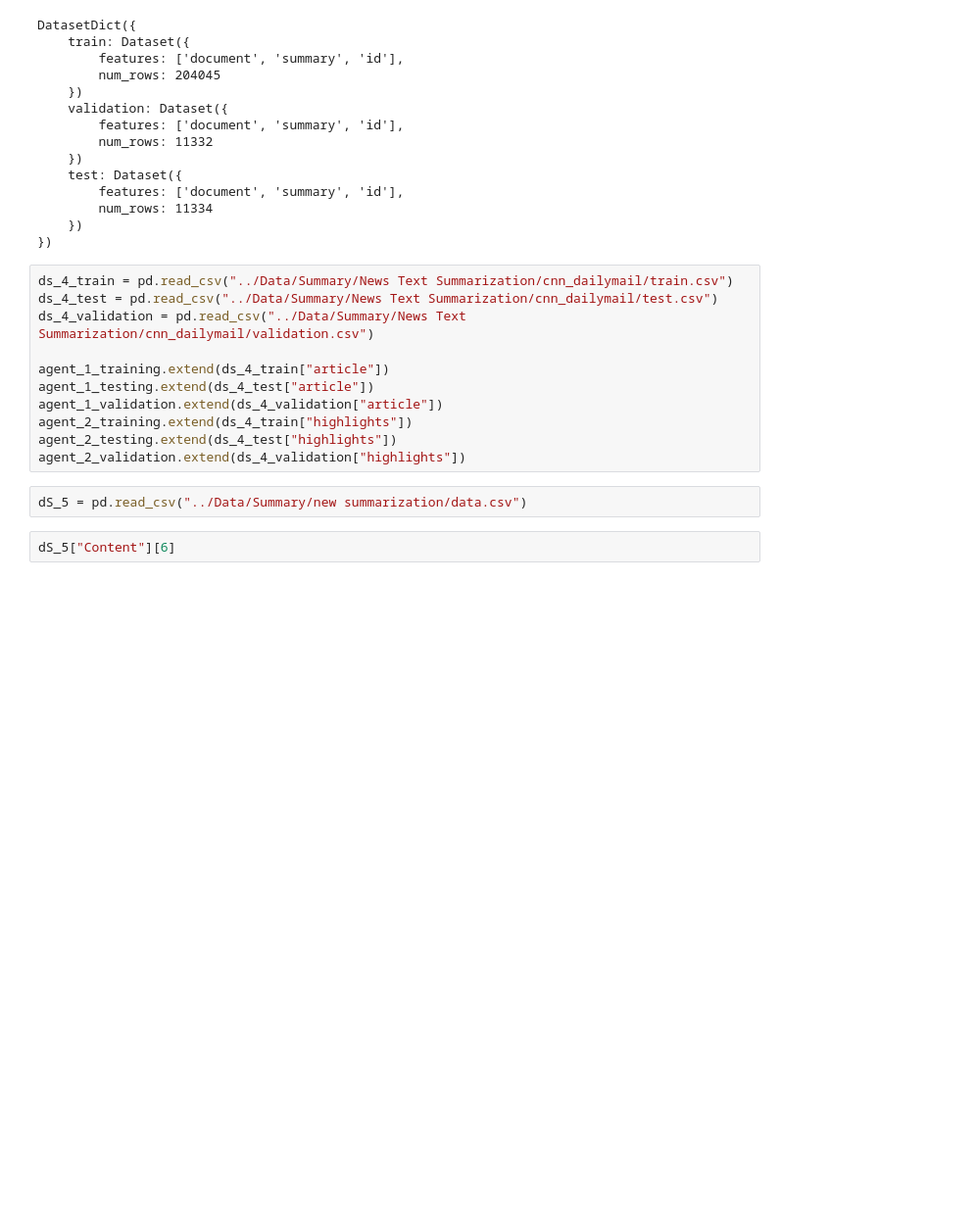
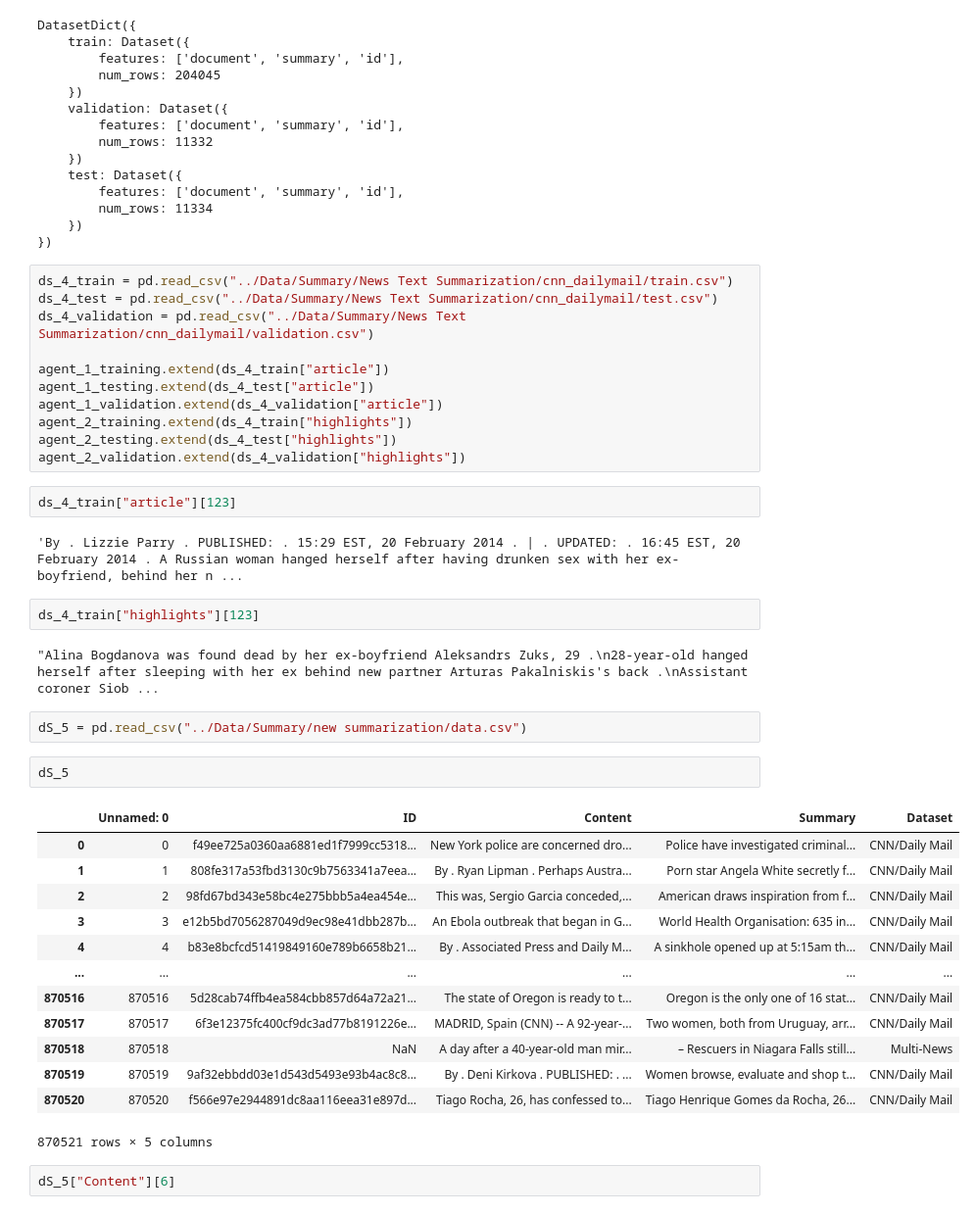
Before and after one commit to akshayparate123/SKY-Personal-AI, a Jupyter notebook: Training/ipynb/Summary_large_content.ipynb, the cells around one changed output. Shown at 98% size. Cells and saved outputs as stored; diff of their text form; blank space fills up the shorter version.

```diff
--- a/Training/ipynb/Summary_large_content.ipynb
+++ b/Training/ipynb/Summary_large_content.ipynb
@@ -220,8 +236,32 @@ agent_1_validation.extend(ds_4_validation["article"])
 agent_2_training.extend(ds_4_train["highlights"])
 agent_2_testing.extend(ds_4_test["highlights"])
 agent_2_validation.extend(ds_4_validation["highlights"])
+# %%
+ds_4_train["article"][123]
+# %% [output]
+'By . Lizzie Parry . PUBLISHED: . 15:29 EST, 20 February 2014 . | . UPDATED: . 16:45 EST, 20 February 2014 . A Russian woman hanged herself after having drunken sex with her ex-boyfriend, behind her n ...
+# %%
+ds_4_train["highlights"][123]
+# %% [output]
+"Alina Bogdanova was found dead by her ex-boyfriend Aleksandrs Zuks, 29 .\n28-year-old hanged herself after sleeping with her ex behind new partner Arturas Pakalniskis's back .\nAssistant coroner Siob ...
 # %%
 dS_5 = pd.read_csv("../Data/Summary/new summarization/data.csv")
+# %%
+dS_5
+# %% [output]
+|  | Unnamed: 0 | ID | Content | Summary | Dataset |
+| 0 | 0 | f49ee725a0360aa6881ed1f7999cc5318... | New York police are concerned dro... | Police have investigated criminal... | CNN/Daily Mail |
+| 1 | 1 | 808fe317a53fbd3130c9b7563341a7eea... | By . Ryan Lipman . Perhaps Austra... | Porn star Angela White secretly f... | CNN/Daily Mail |
+| 2 | 2 | 98fd67bd343e58bc4e275bbb5a4ea454e... | This was, Sergio Garcia conceded,... | American draws inspiration from f... | CNN/Daily Mail |
+| 3 | 3 | e12b5bd7056287049d9ec98e41dbb287b... | An Ebola outbreak that began in G... | World Health Organisation: 635 in... | CNN/Daily Mail |
+| 4 | 4 | b83e8bcfcd51419849160e789b6658b21... | By . Associated Press and Daily M... | A sinkhole opened up at 5:15am th... | CNN/Daily Mail |
+| ... | ... | ... | ... | ... | ... |
+| 870516 | 870516 | 5d28cab74ffb4ea584cbb857d64a72a21... | The state of Oregon is ready to t... | Oregon is the only one of 16 stat... | CNN/Daily Mail |
+| 870517 | 870517 | 6f3e12375fc400cf9dc3ad77b8191226e... | MADRID, Spain (CNN) -- A 92-year-... | Two women, both from Uruguay, arr... | CNN/Daily Mail |
+| 870518 | 870518 | NaN | A day after a 40-year-old man mir... | – Rescuers in Niagara Falls still... | Multi-News |
+| 870519 | 870519 | 9af32ebbdd03e1d543d5493e93b4ac8c8... | By . Deni Kirkova . PUBLISHED: . ... | Women browse, evaluate and shop t... | CNN/Daily Mail |
+| 870520 | 870520 | f566e97e2944891dc8aa116eea31e897d... | Tiago Rocha, 26, has confessed to... | Tiago Henrique Gomes da Rocha, 26... | CNN/Daily Mail |
+870521 rows × 5 columns
 # %%
 dS_5["Content"][6]
 # %% [output]
```
Also changed, not shown: parts of 4 cells of this notebook, 10 other files.
